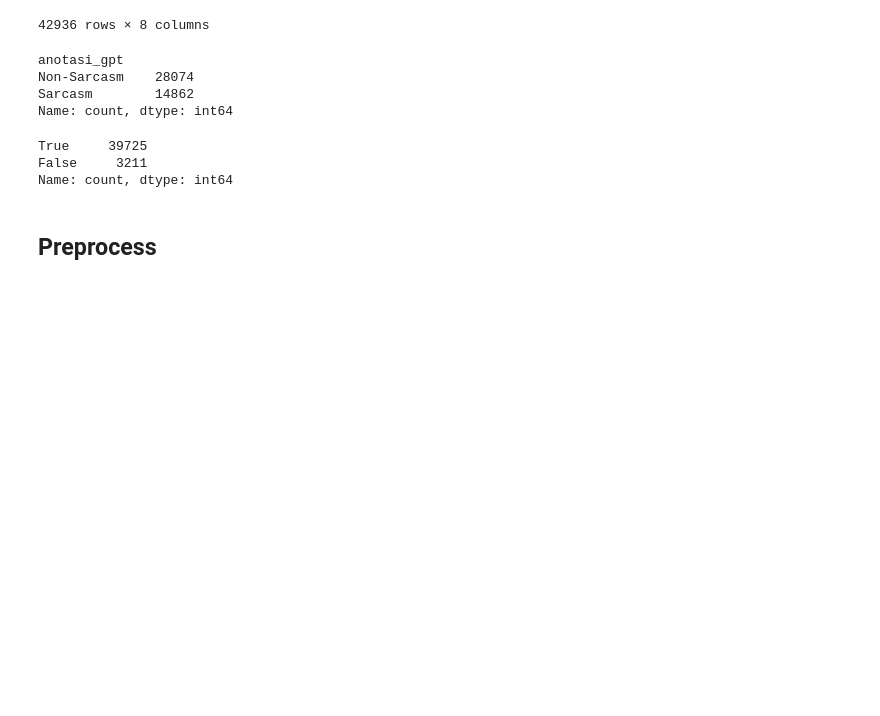
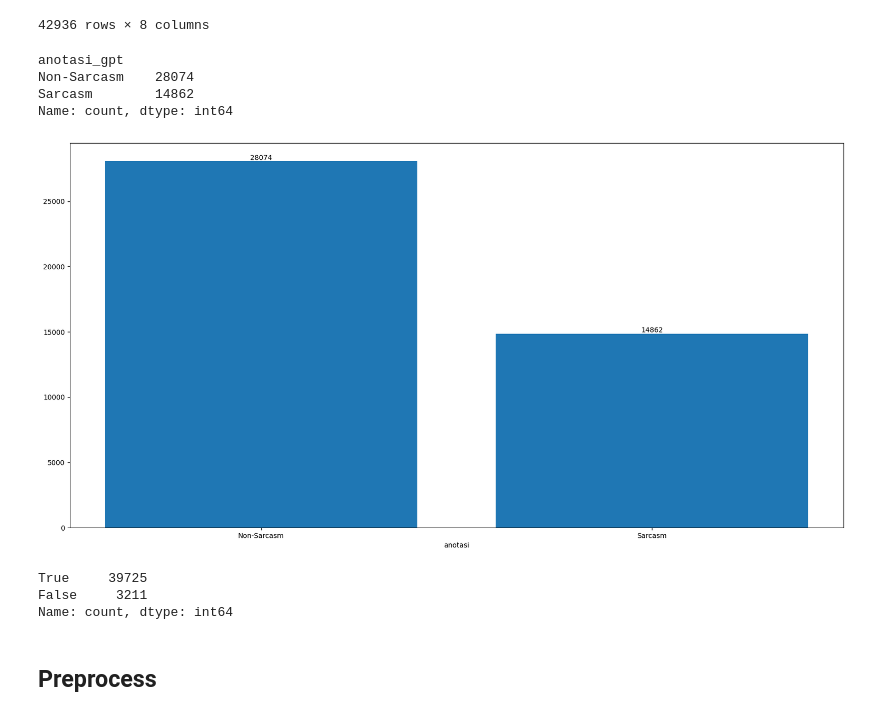
Before and after one commit to Rizukaf-id/DRPM-machine-learning, a Jupyter notebook: drpm.ipynb, the cells around one changed output. Cells and saved outputs as stored; diff of their text form; code cells hidden in the pictures; blank space fills up the shorter version.

```diff
--- a/drpm.ipynb
+++ b/drpm.ipynb
@@ -57,6 +61,16 @@ anotasi_gpt
 Non-Sarcasm    28074
 Sarcasm        14862
 Name: count, dtype: int64
+# %%
+x = df['anotasi_gpt'].unique()
+y = count_sarcasm
+plt.figure(figsize=(20, 10))
+# plt.bar(x, y)
+plt.xlabel('anotasi')
+plt.bar_label(plt.bar(x, y))
+plt.show()
+# %% [output]
+[figure, added]
 # %%
 df["text"] == df["new text"]
 similar_text = df["text"] == df["new text"]
```
Also changed, not shown: parts of 37 cells of this notebook.
